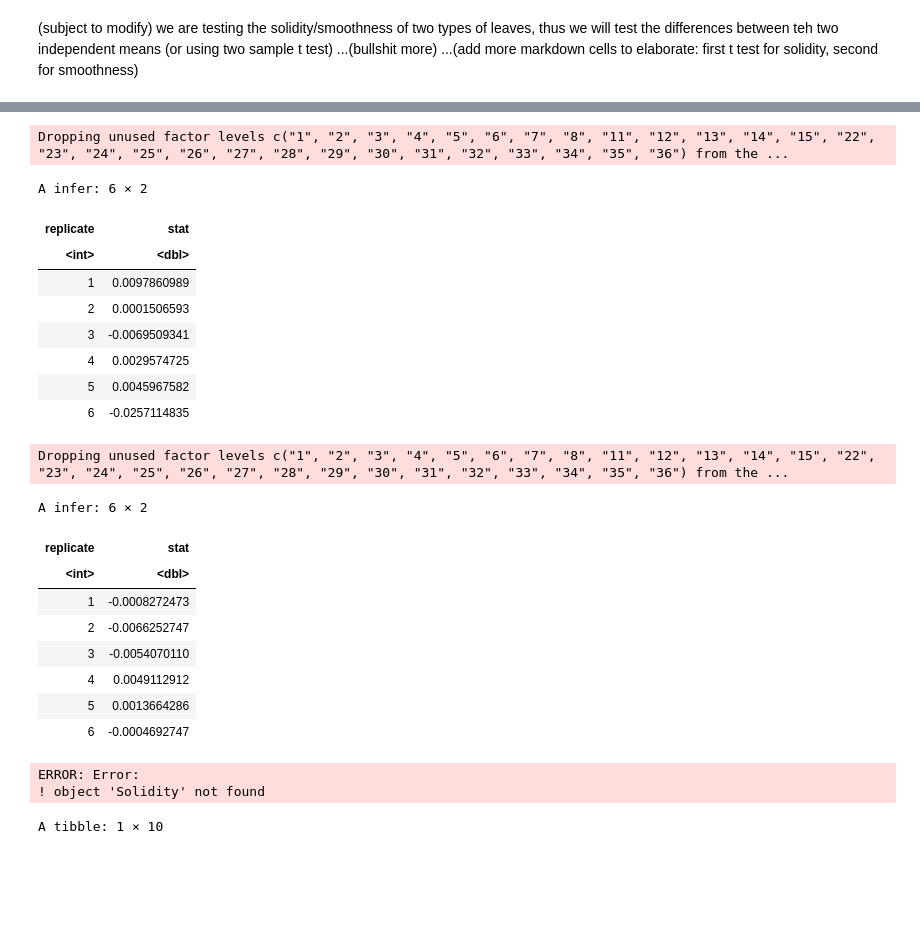
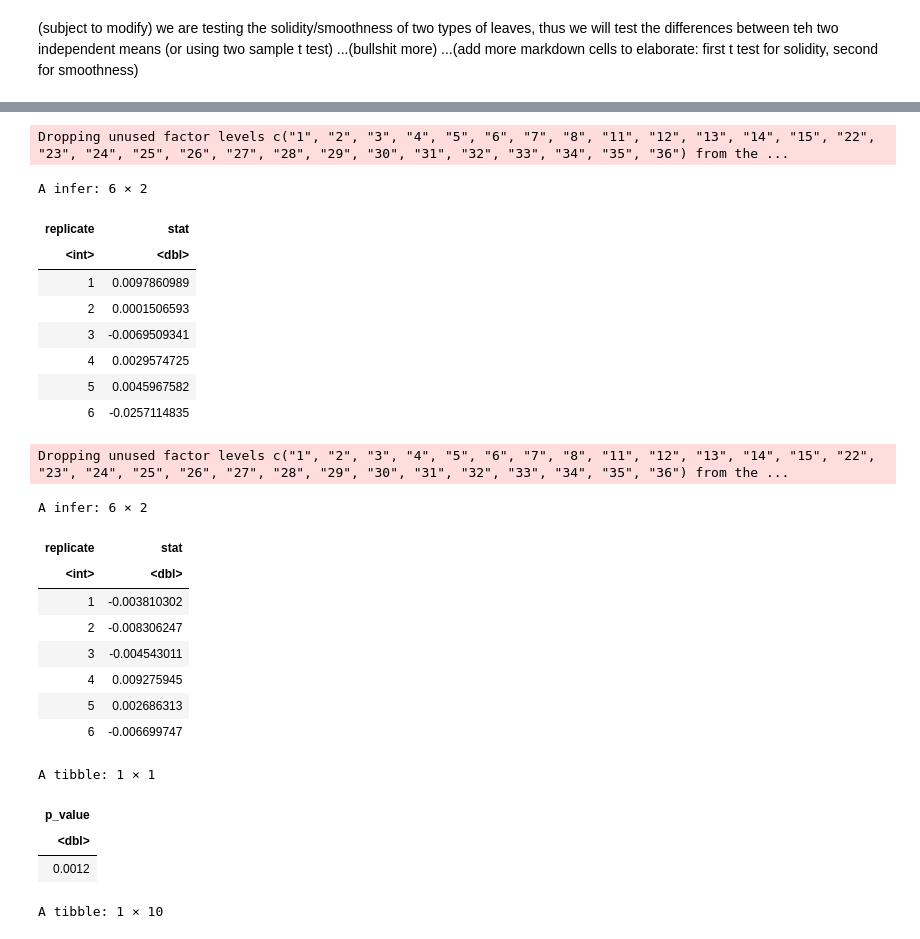
Before and after one commit to tiannelee/Hypothesis-testing-leaf-comparison, a Jupyter notebook: Proposal.ipynb, the cells around one changed output, grey strips where cells are left out. Drawn from its saved outputs; the diff is of its cells as text; code cells hidden in the pictures; blank space fills up the shorter version.

```diff
--- a/Proposal.ipynb
+++ b/Proposal.ipynb
@@ -146,41 +155,41 @@ set.seed(1234)
 bootstrap_solidity <-
      leaf %>%
      specify(formula = Solidity ~ Class) %>%
      hypothesize(null = "independence") %>%
-     generate(type = "permute", reps = 100) %>%
+     generate(type = "permute", reps = 10000) %>%
      calculate(stat = "diff in means", order = c("10", "9"))
 
 head(bootstrap_solidity)
 
 bootstrap_smoothness <-
      leaf %>%
      specify(formula = Smoothness ~ Class) %>%
      hypothesize(null = "independence") %>%
-     generate(type = "permute", reps = 100) %>%
+     generate(type = "permute", reps = 10000) %>%
      calculate(stat = "diff in means", order = c("10", "9"))
 
 head(bootstrap_smoothness)
 # %% [output]
 Dropping unused factor levels c("1", "2", "3", "4", "5", "6", "7", "8", "11", "12", "13", "14", "15", "22", "23", "24", "25", "26", "27", "28", "29", "30", "31", "32", "33", "34", "35", "36") from the ...
 A infer: 6 × 2
 | replicate | stat |
 | <int> | <dbl> |
 | 1 | 0.0097860989 |
 | 2 | 0.0001506593 |
 | 3 | -0.0069509341 |
 | 4 | 0.0029574725 |
 | 5 | 0.0045967582 |
 | 6 | -0.0257114835 |
 Dropping unused factor levels c("1", "2", "3", "4", "5", "6", "7", "8", "11", "12", "13", "14", "15", "22", "23", "24", "25", "26", "27", "28", "29", "30", "31", "32", "33", "34", "35", "36") from the ...
 A infer: 6 × 2
 | replicate | stat |
 | <int> | <dbl> |
-| 1 | -0.0008272473 |
-| 2 | -0.0066252747 |
-| 3 | -0.0054070110 |
-| 4 | 0.0049112912 |
-| 5 | 0.0013664286 |
-| 6 | -0.0004692747 |
+| 1 | -0.003810302 |
+| 2 | -0.008306247 |
+| 3 | -0.004543011 |
+| 4 | 0.009275945 |
+| 5 | 0.002686313 |
+| 6 | -0.006699747 |
 # %%
 # t_test_solidity <- tidy(
 #     t.test(
@@ -191,10 +200,13 @@ A infer: 6 × 2
 # )
 # t_test_smoothness
 
-p_value_solidity = get_p_value(ob)
+p_value_solidity = bootstrap_solidity %>% get_p_value(obs_stat = solidity_mean_diff, direction = "right")
+p_value_solidity # p value < 0.01
 # %% [output]
-ERROR: Error:
-! object 'Solidity' not found
+A tibble: 1 × 1
+| p_value |
+| <dbl> |
+| 0.0012 |
 # %%
 t_test_smoothness <- tidy(
     t.test(
```
Also changed, not shown: parts of 2 cells of this notebook.
